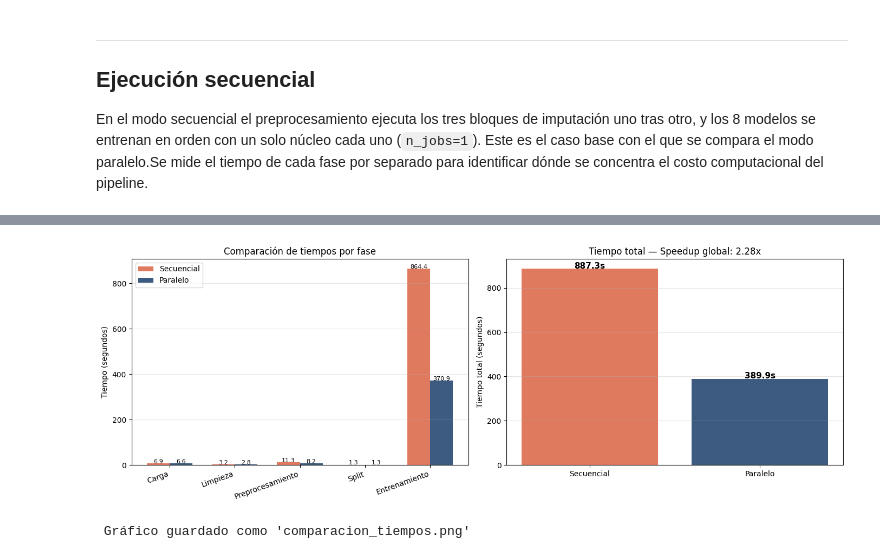
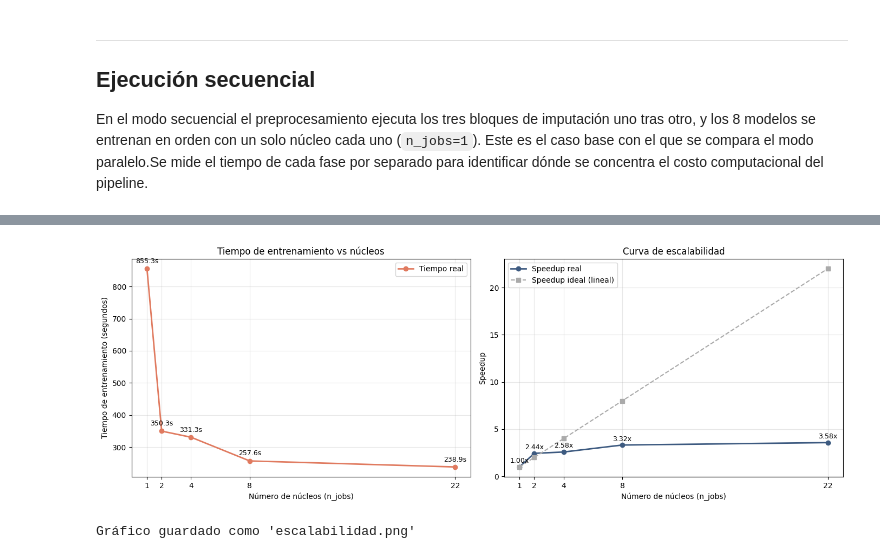
Before and after one commit to SebastianGP1810/PipelineBancario_HPC_Cloud, a Jupyter notebook: ml_bancario.ipynb, the cells around one changed output, grey strips where cells are left out. Cells and saved outputs as stored; diff of their text form; code cells hidden in the pictures.

Commit message:
Cambio: análisis de escalabilidad en el enfoque secuencial por número de núcleos

```diff
--- a/ml_bancario.ipynb
+++ b/ml_bancario.ipynb
@@ -434,17 +386,17 @@ tiempos_secuencial['Limpieza'] = time.time() - t0
 
 # Preprocesamiento (secuencial)
 t0 = time.time()
-df_listo_s = preprocesar_datos_secuencial(df_unificado_s, cols_enteras_conocidas=COLUMNAS_QUE_DEBEN_SER_ENTERAS)
+df_listo_s = preprocesar_datos(df_unificado_s, cols_enteras_conocidas=COLUMNAS_QUE_DEBEN_SER_ENTERAS)
 tiempos_secuencial['Preprocesamiento'] = time.time() - t0
 
 # Split
 t0 = time.time()
-X_train_s, X_val_s, y_train_s, y_val_s, X_test_final_s = preparar_sets_entrenamiento(df_listo_s)
+X_train, X_val, y_train, y_val, X_test_final_s = preparar_sets_entrenamiento(df_listo_s)
 tiempos_secuencial['Split'] = time.time() - t0
 
 # El peso de la clase positiva se calcula como n_negativos / n_positivos.
 # Es el valor que XGBoost espera para compensar el desbalance.
-peso_clase_positiva_s = sum(y_train_s == 0) / sum(y_train_s == 1)
+peso_clase_positiva = sum(y_train == 0) / sum(y_train == 1)
 
 # Entrenamiento secuencial: 8 modelos uno tras otro con n_jobs=1
 print("\n" + "=" * 60)
@@ -454,13 +406,13 @@ t0 = time.time()
 resultados_secuencial = []
 
 for cfg in configs_lgb:
-    res = entrenar_lightgbm(X_train_s, y_train_s, X_val_s, y_val_s,
+    res = entrenar_lightgbm(X_train, y_train, X_val, y_val,
                              n_jobs=1, **cfg)
     resultados_secuencial.append(res)
 
 for cfg in configs_xgb:
-    res = entrenar_xgboost(X_train_s, y_train_s, X_val_s, y_val_s,
-                            scale_weight=peso_clase_positiva_s, n_jobs=1, **cfg)
+    res = entrenar_xgboost(X_train, y_train, X_val, y_val,
+                            scale_weight=peso_clase_positiva, n_jobs=1, **cfg)
     resultados_secuencial.append(res)
 
 tiempos_secuencial['Entrenamiento'] = time.time() - t0
@@ -627,49 +564,43 @@ lo que permite ver cómo varía el costo entre modelos más y menos complejos.
 # %%
-# Datos para los gráficos
-fases = [f for f in tiempos_secuencial.keys() if f != 'TOTAL']
-tiempos_seq = [tiempos_secuencial[f] for f in fases]
-tiempos_par = [tiempos_paralelo[f] for f in fases]
+n_jobs_vals = list(resultados_escalabilidad.keys())
+tiempos_esc = [resultados_escalabilidad[n]['tiempo_entrenamiento'] for n in n_jobs_vals]
+speedups_reales = [t_base / t for t in tiempos_esc]
+speedups_ideales = [float(n) for n in n_jobs_vals]
 
 fig, axes = plt.subplots(1, 2, figsize=(14, 5))
 
-# Gráfico 1: barras agrupadas por fase
-x = np.arange(len(fases))
-ancho = 0.35
+# --- Gráfico 1: tiempo de entrenamiento por número de núcleos ---
 ax1 = axes[0]
-ax1.bar(x - ancho/2, tiempos_seq, ancho, label='Secuencial', color='#E07A5F')
-ax1.bar(x + ancho/2, tiempos_par, ancho, label='Paralelo', color='#3D5A80')
-ax1.set_xticks(x)
-ax1.set_xticklabels(fases, rotation=20, ha='right')
-ax1.set_ylabel('Tiempo (segundos)')
-ax1.set_title('Comparación de tiempos por fase')
+ax1.plot(n_jobs_vals, tiempos_esc, marker='o', color='#E07A5F', linewidth=2, label='Tiempo real')
+ax1.set_xlabel('Número de núcleos (n_jobs)')
+ax1.set_ylabel('Tiempo de entrenamiento (segundos)')
+ax1.set_title('Tiempo de entrenamiento vs núcleos')
+ax1.set_xticks(n_jobs_vals)
+ax1.grid(alpha=0.3)
 ax1.legend()
-ax1.grid(axis='y', alpha=0.3)
+for x, y in zip(n_jobs_vals, tiempos_esc):
+    ax1.text(x, y + max(tiempos_esc)*0.02, f'{y:.1f}s', ha='center', fontsize=9)
 
-# Etiquetas con el valor en cada barra
-for i, (s, p) in enumerate(zip(tiempos_seq, tiempos_par)):
-    ax1.text(i - ancho/2, s + 0.5, f'{s:.1f}', ha='center', fontsize=8)
-    ax1.text(i + ancho/2, p + 0.5, f'{p:.1f}', ha='center', fontsize=8)
-
-# --- Gráfico 2: tiempo total y speedup global
+# --- Gráfico 2: speedup real vs ideal ---
 ax2 = axes[1]
-modos = ['Secuencial', 'Paralelo']
-totales = [tiempos_secuencial['TOTAL'], tiempos_paralelo['TOTAL']]
-colores = ['#E07A5F', '#3D5A80']
-barras = ax2.bar(modos, totales, color=colores)
-ax2.set_ylabel('Tiempo total (segundos)')
-speedup_total = tiempos_secuencial['TOTAL'] / tiempos_paralelo['TOTAL']
-ax2.set_title(f'Tiempo total — Speedup global: {speedup_total:.2f}x')
-ax2.grid(axis='y', alpha=0.3)
-for barra, valor in zip(barras, totales):
-    ax2.text(barra.get_x() + barra.get_width()/2, valor + 0.5,
-             f'{valor:.1f}s', ha='center', fontsize=11, fontweight='bold')
+ax2.plot(n_jobs_vals, speedups_reales,  marker='o', color='#3D5A80', linewidth=2, label='Speedup real')
+ax2.plot(n_jobs_vals, speedups_ideales, marker='s', color='#aaaaaa', linewidth=1.5,
+         linestyle='--', label='Speedup ideal (lineal)')
+ax2.set_xlabel('Número de núcleos (n_jobs)')
+ax2.set_ylabel('Speedup')
+ax2.set_title('Curva de escalabilidad')
+ax2.set_xticks(n_jobs_vals)
+ax2.grid(alpha=0.3)
+ax2.legend()
+for x, y in zip(n_jobs_vals, speedups_reales):
+    ax2.text(x, y + max(speedups_ideales)*0.02, f'{y:.2f}x', ha='center', fontsize=9)
 
 plt.tight_layout()
-plt.savefig('comparacion_tiempos.png', dpi=120, bbox_inches='tight')
+plt.savefig('escalabilidad.png', dpi=120, bbox_inches='tight')
 plt.show()
 
-print(f"\n Gráfico guardado como 'comparacion_tiempos.png'")
+print("Gráfico guardado como 'escalabilidad.png'")
 # %% [output]
-[figure, old version]
+[figure, new version]
- Gráfico guardado como 'comparacion_tiempos.png'
+Gráfico guardado como 'escalabilidad.png'
 # %%
```
Also changed, not shown: parts of 14 cells of this notebook.
